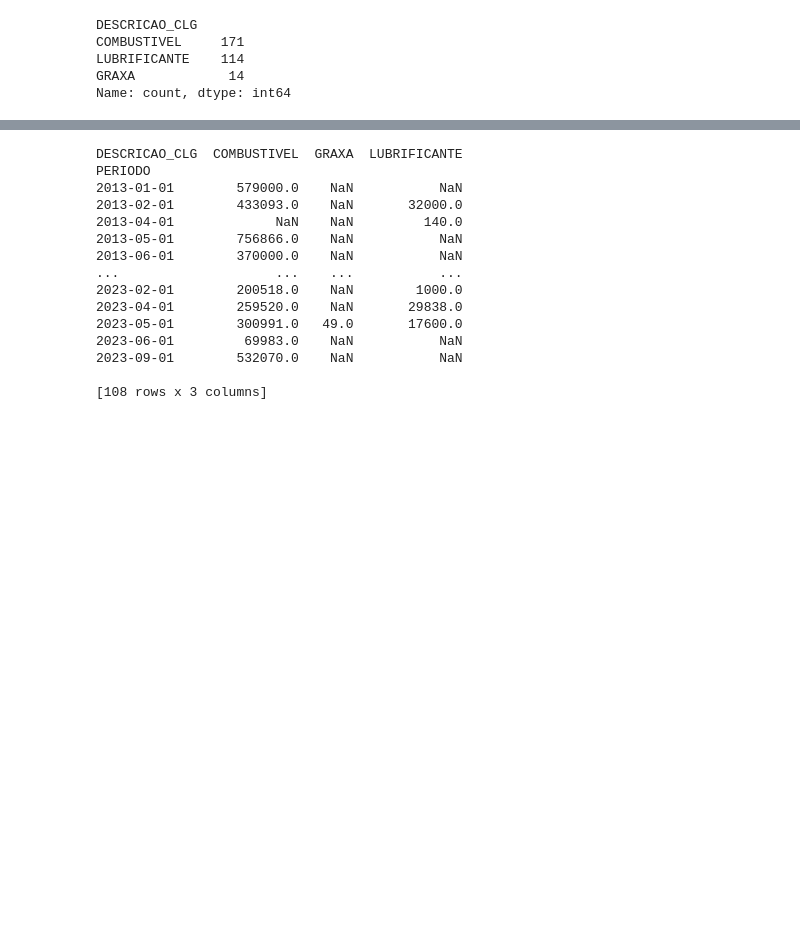
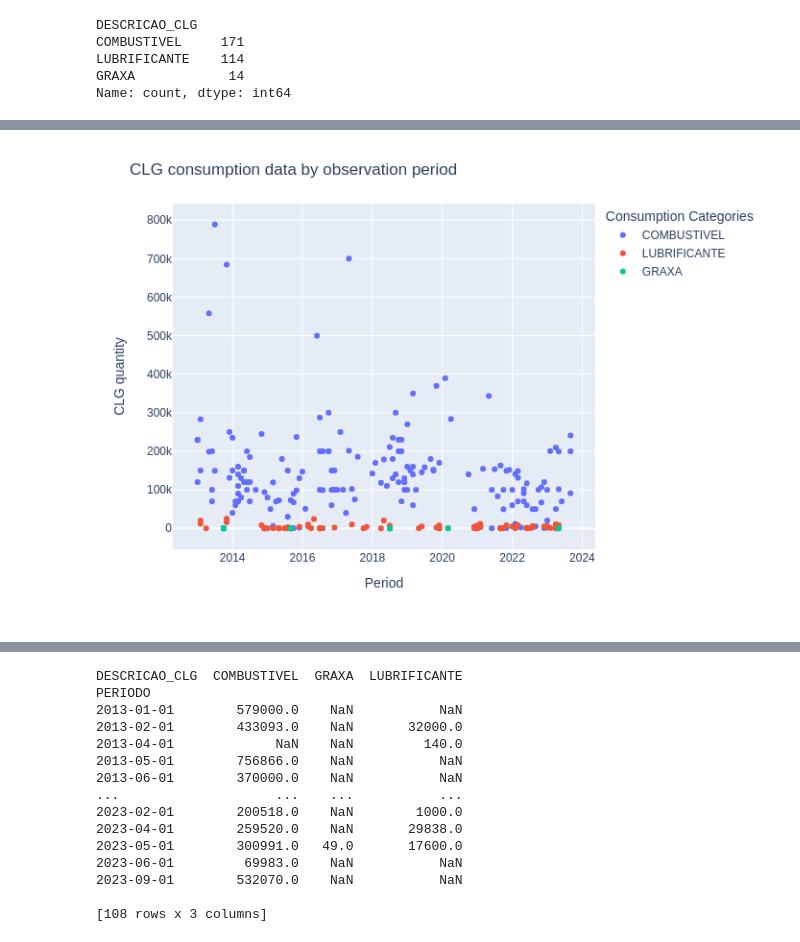
Before and after one commit to Valquire/ATOp, a Jupyter notebook: predictive_model_MilNavalPlatform_endurance.ipynb, the cells around one changed output, grey strips where cells are left out. Saved outputs shown, nothing was run; the diff lists cells and outputs as text; code cells hidden in the pictures; blank space fills up the shorter version.

```diff
--- a/predictive_model_MilNavalPlatform_endurance.ipynb
+++ b/predictive_model_MilNavalPlatform_endurance.ipynb
@@ -219,14 +219,9 @@ LUBRIFICANTE    114
 GRAXA            14
 Name: count, dtype: int64
 # %%
-# import chart_studio.plotly as py
-
-from plotly.offline import download_plotlyjs, init_notebook_mode,  iplot
-
 import warnings
 warnings.simplefilter("ignore", category=FutureWarning)
-
-# your plotly code
+# plotly code
 fig1 = px.scatter(df_CLG, x = df_CLG.PERIODO,
                   y = df_CLG.QTDE_ITENS_RM,
                   color=df_CLG.DESCRICAO_CLG)
@@ -236,5 +231,5 @@ fig1.update_layout(
     yaxis_title='CLG quantity',
     legend_title='Consumption Categories',
 )
-iplot(fig1)
+fig1.show(renderer='png')
 # %% [output]
@@ -242,3 +236,4 @@ iplot(fig1)
+[figure, added]
 # %%
 grupoCLG = df_CLG.groupby('DESCRICAO_CLG')
 grupoCLG.first()
```
Also changed, not shown: parts of 14 cells of this notebook.
